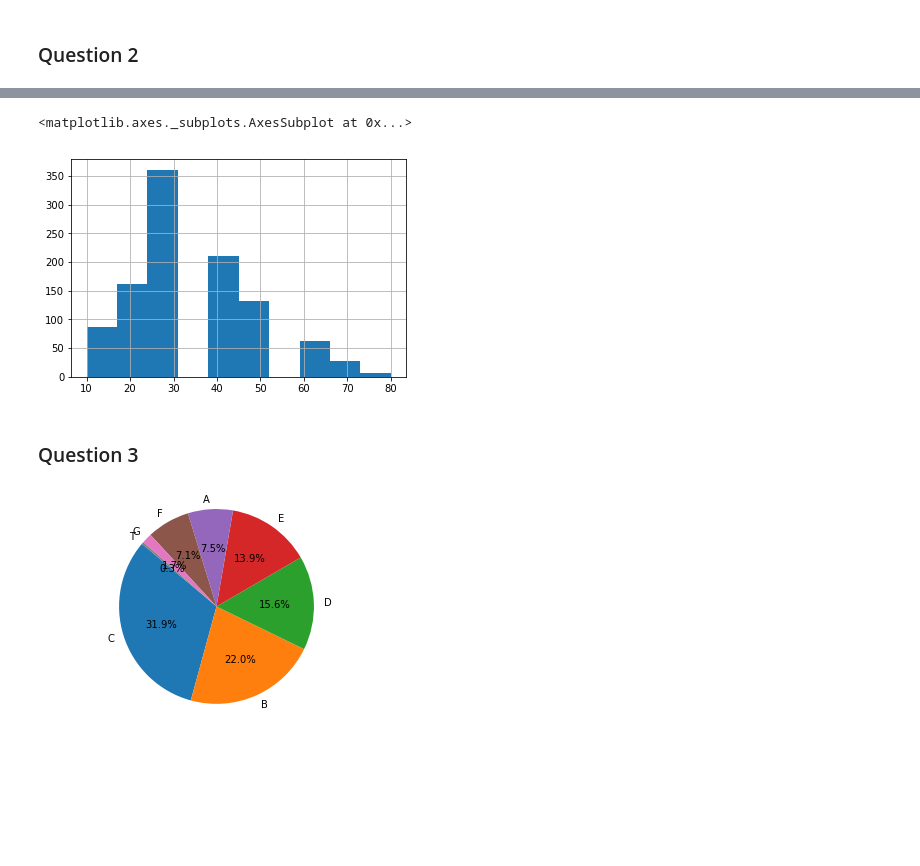
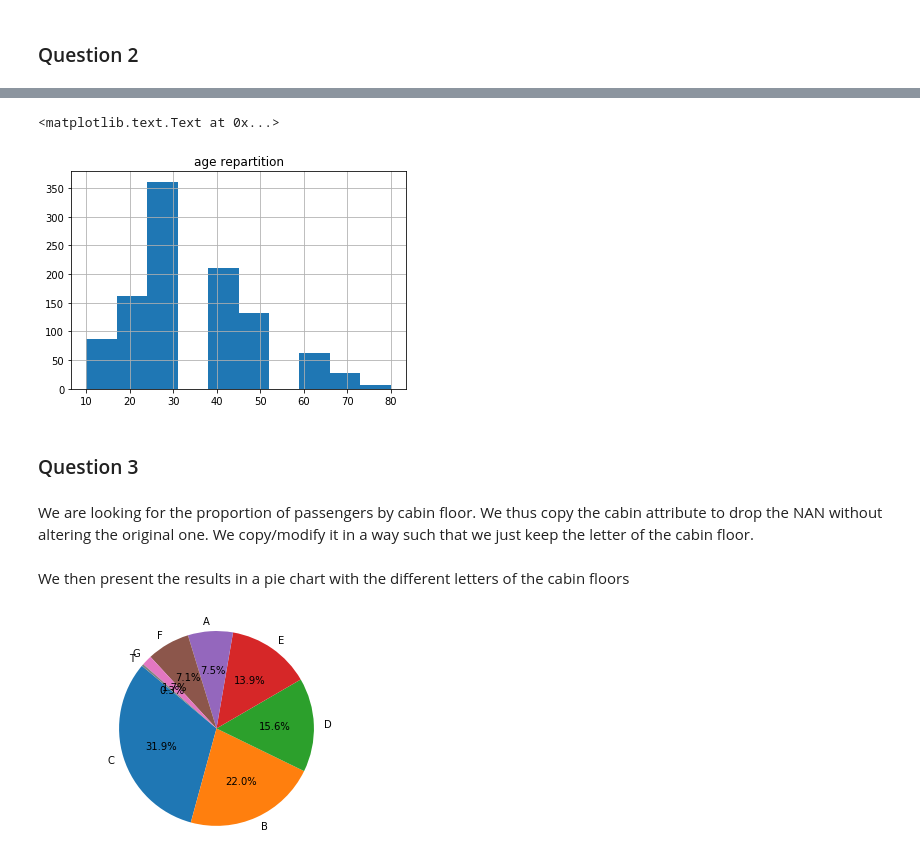
Before and after one commit to vincenzobaz/VBTALL-ADA2017, a Jupyter notebook: Homework 1.ipynb, the cells around one changed output, grey strips where cells are left out. Drawn from its saved outputs; the diff is of its cells as text; code cells hidden in the pictures; blank space fills up the shorter version.

```diff
--- a/Homework 1.ipynb
+++ b/Homework 1.ipynb
@@ -88,5 +88,5 @@ columns_types = {
     'fare': np.float32,
 }
 
-titanic = pd.read_excel('/home/vinz/Desktop/ADA/ADA2017-Tutorials/02 - Intro to Pandas/Data/titanic.xls',
+titanic = pd.read_excel('/home/thomas/Documents/ADA2017-Tutorials/02 - Intro to Pandas/Data/titanic.xls',
                         dtype=columns_types)
@@ -164,15 +175,20 @@ titanic.sex.value_counts().plot(kind='bar')
 # %%
 pd.cut(titanic.age, [0, 10, 20, 30, 40, 50, 60, 70, 80], labels=[10, 20, 30, 40, 50, 60, 70, 80]).hist()
+plt.title('age repartition')
 # %% [output]
-<matplotlib.axes._subplots.AxesSubplot at 0x...>
+<matplotlib.text.Text at 0x...>
-[figure, old version]
+[figure, new version]
 # %% [markdown]
 ### Question 3
+# %% [markdown]
+We are looking for the proportion of passengers by cabin floor. We thus copy the cabin attribute to drop the NAN without altering the original one. We copy/modify it in a way such that we just keep the letter of the cabin floor.
 # %%
 floor_counts = titanic.cabin.copy()\
                             .str.extract('([A-Z])')\
                             .dropna()\
                             .value_counts()
+# %% [markdown]
+We then present the results in a pie chart with the different letters of the cabin floors
 # %%
 plt.pie(floor_counts, labels=floor_counts.index, autopct='%1.1f%%', startangle=140)
 plt.axis('equal')
```
Also changed, not shown: parts of 21 cells of this notebook.
